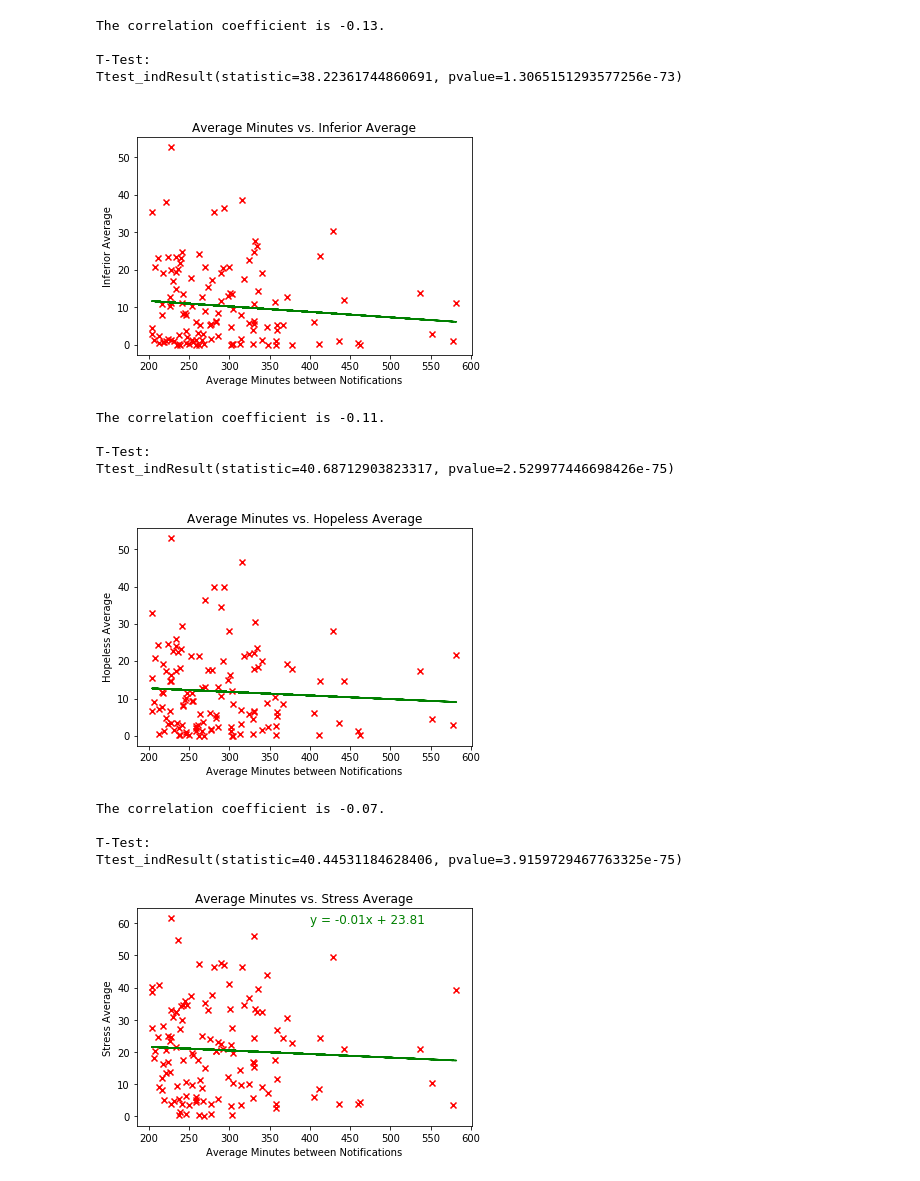
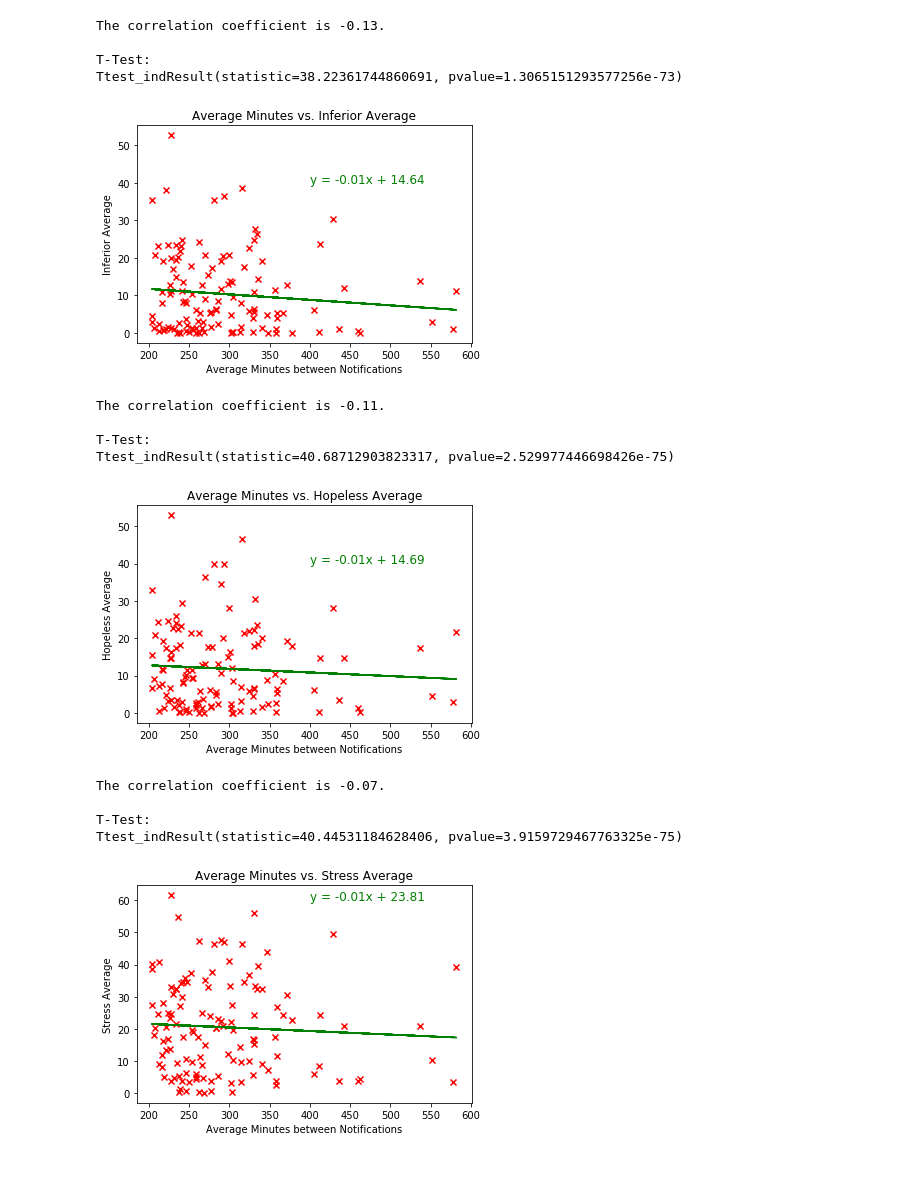
Before and after one commit to hialstkd/Social_Media_And_Happiness, a Jupyter notebook: scatter_relations.ipynb, the cells around one changed output. Cells and saved outputs as stored; diff of their text form; code cells hidden in the pictures.

```diff
--- a/scatter_relations.ipynb
+++ b/scatter_relations.ipynb
@@ -308,29 +308,29 @@ Ttest_indResult(statistic=38.22361744860691, pvalue=1.3065151293577256e-73)
 # %%
 x_val = data_averages_df['Average Minutes between Notifications']
 y_val = data_averages_df['Inferior Average']
 
 (slope, intercept, rvalue, pvalue, stderr) = st.linregress(x_val, y_val)
 
 regress_val = x_val * slope + intercept
 line_eq = "y = " + str(round(slope,2)) + "x + " + str(round(intercept,2))
 
 plt.scatter(x_val, y_val, marker="x", facecolors="red")
 plt.plot(x_val, regress_val, "r-", color="green")
-plt.annotate(line_eq, (400,60), fontsize=12, color="green")
+plt.annotate(line_eq, (400,40), fontsize=12, color="green")
 plt.title("Average Minutes vs. Inferior Average")
 plt.xlabel("Average Minutes between Notifications")
 plt.ylabel("Inferior Average")
 plt.savefig('Images_Jacqueline/Overall_Scatter/min_vs_inferior.png')
 plt.show()
 print(f'The correlation coefficient is {round(st.pearsonr(x_val, y_val)[0], 2)}.')
 print("")
 
 ttest = st.ttest_ind(x_val, y_val, equal_var=False)
 
 print("T-Test:")
 print(ttest)
 # %% [output]
-[figure, old version]
+[figure, new version]
 The correlation coefficient is -0.11.
 
 T-Test:
@@ -346,7 +346,7 @@ line_eq = "y = " + str(round(slope,2)) + "x + " + str(round(intercept,2))
 
 plt.scatter(x_val, y_val, marker="x", facecolors="red")
 plt.plot(x_val, regress_val, "r-", color="green")
-plt.annotate(line_eq, (400,60), fontsize=12, color="green")
+plt.annotate(line_eq, (400,40), fontsize=12, color="green")
 plt.title("Average Minutes vs. Hopeless Average")
 plt.xlabel("Average Minutes between Notifications")
 plt.ylabel("Hopeless Average")
@@ -360,7 +360,7 @@ ttest = st.ttest_ind(x_val, y_val, equal_var=False)
 print("T-Test:")
 print(ttest)
 # %% [output]
-[figure, old version]
+[figure, new version]
 The correlation coefficient is -0.07.
 
 T-Test:
```
Also changed, not shown: parts of 2 cells of this notebook.
